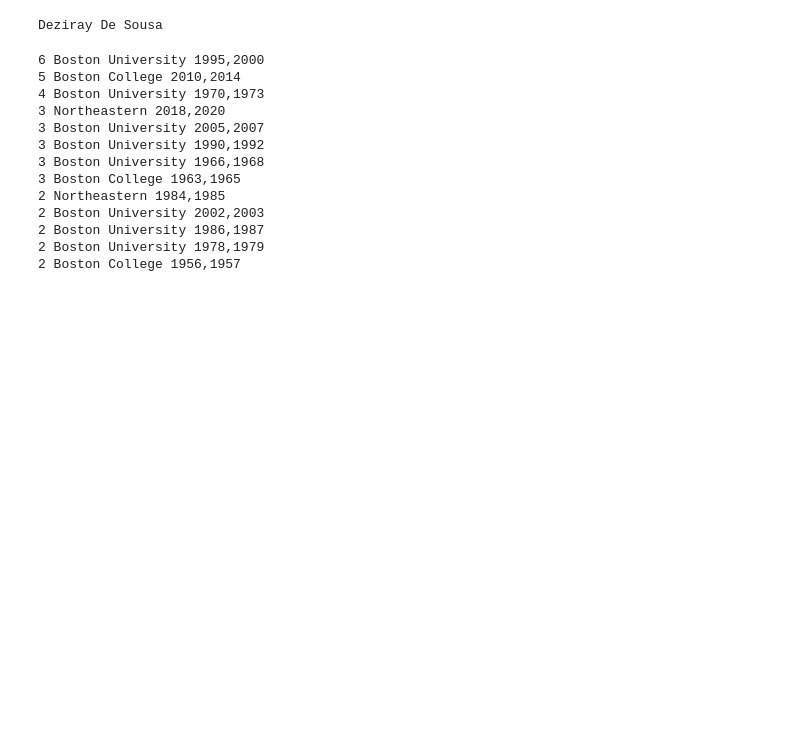
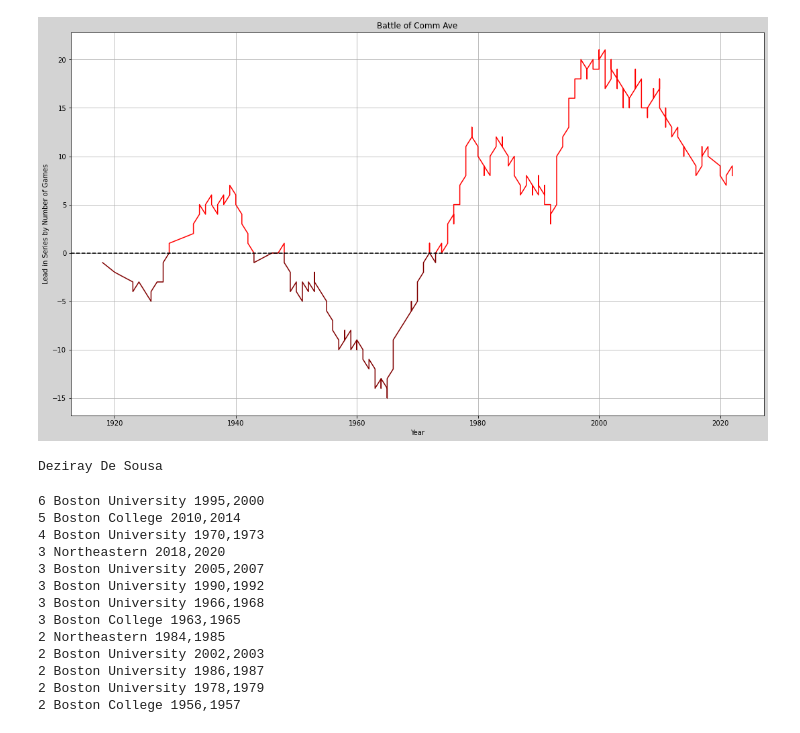
Before and after one commit to redsoxfan2194/buhockeystats, a Jupyter notebook: iPythonNoteBooks/BU Record Book-Clean.ipynb, the cells around one changed output. Saved outputs shown, nothing was run; the diff lists cells and outputs as text; code cells hidden in the pictures; blank space fills up the shorter version.

```diff
--- a/iPythonNoteBooks/BU Record Book-Clean.ipynb
+++ b/iPythonNoteBooks/BU Record Book-Clean.ipynb
@@ -2141,0 +2234,33 @@ array(['Boston College', 'Mass. Agricultural', 'MIT', 'Harvard',
+# %%
+import matplotlib.pyplot as plt
+import numpy as np
+fig = plt.gcf()
+fig.set_size_inches(18.5, 10.5)
+team='Boston College'
+dfGames.loc[(dfGames['opponent']==team) & (dfGames['result']=='W'),'diff']=1
+dfGames.loc[(dfGames['opponent']==team) & (dfGames['result']=='L'),'diff']=-1
+dfGames.loc[(dfGames['opponent']==team) & (dfGames['result']=='T'),'diff']=0
+dfRes=dfGames.loc[(dfGames['opponent']==team)]
+diffs=list(dfRes['diff'].cumsum())
+year=list(dfRes['year'])
+u = np.array(diffs.copy())
+l = np.array(diffs.copy())
+z = np.array(diffs.copy())
+
+u[u < 0] = np.nan
+l[l > 0] = np.nan
+z[z == 0] = np.nan
+
+plt.plot(year,u, color='red')
+plt.plot(year,l, color='maroon')
+
+plt.axhline(y = 0, color = 'k', linestyle = '--')
+plt.grid()
+plt.xlabel('Year')
+plt.ylabel('Lead in Series by Number of Games')
+plt.title('Battle of Comm Ave')
+fig.patch.set_facecolor('lightgray')
+fig.patch.set_alpha(1)
+plt.show()
+# %% [output]
+[figure, added]
```
Also changed, not shown: parts of 10 cells of this notebook.
